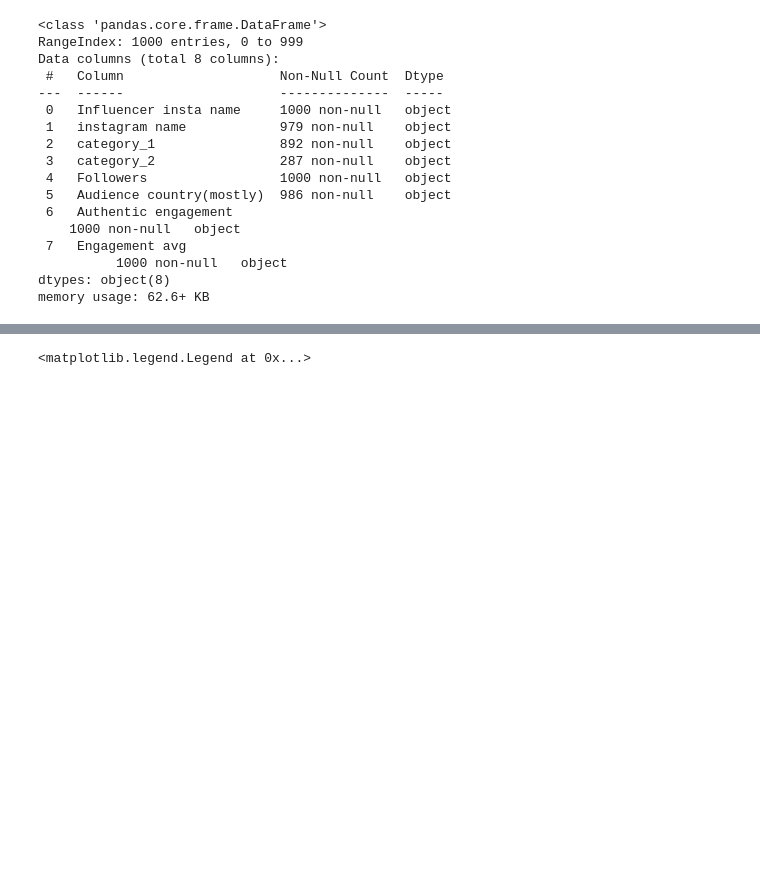
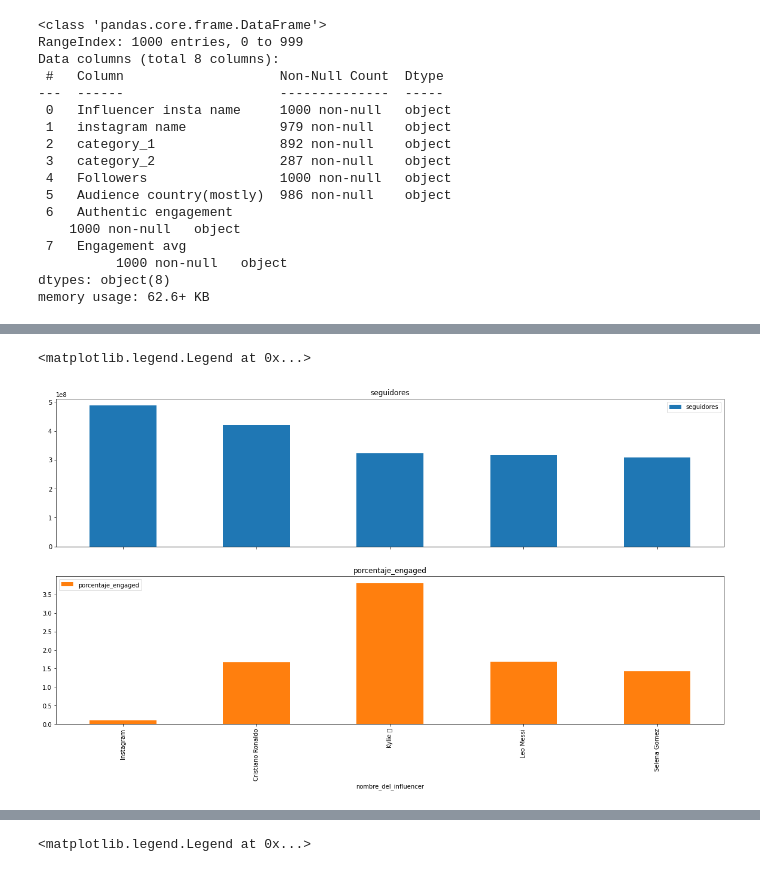
Before and after one commit to Miliurta/entrega-analisis-de-datos, a Jupyter notebook: entrega - milagros urta.ipynb, the cells around one changed output, grey strips where cells are left out. Cells and saved outputs as stored; diff of their text form; code cells hidden in the pictures; blank space fills up the shorter version.

```diff
--- a/entrega - milagros urta.ipynb
+++ b/entrega - milagros urta.ipynb
@@ -99 +93,10 @@ upper_limit = seguidores_std + 3 * seguidores_std
+# %%
+#Grafuca top 5
+graph_top5 = df_top5.drop(columns = ['engagement', 'engagement_promedio'])
+ax = graph_top5.plot.bar(x= 'nombre_del_influencer', rot = 90, subplots=True, sort_columns = True, figsize = (20,10))
+
+ax[1].legend(loc=2)
+# %% [output]
+<matplotlib.legend.Legend at 0x...>
+[figure, added]
 # %%
```
Also changed, not shown: parts of 19 cells of this notebook, 1 other file.
